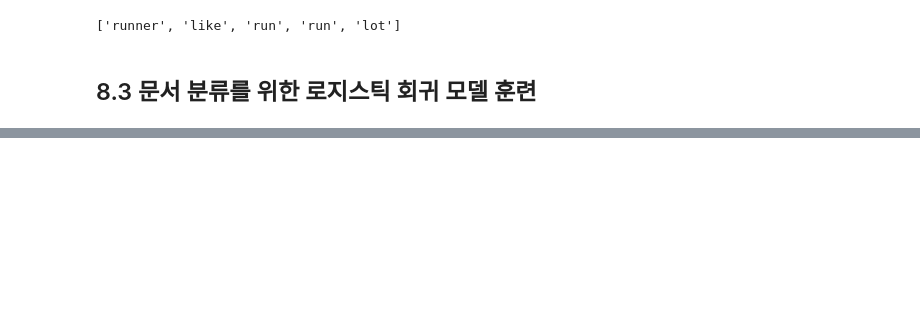
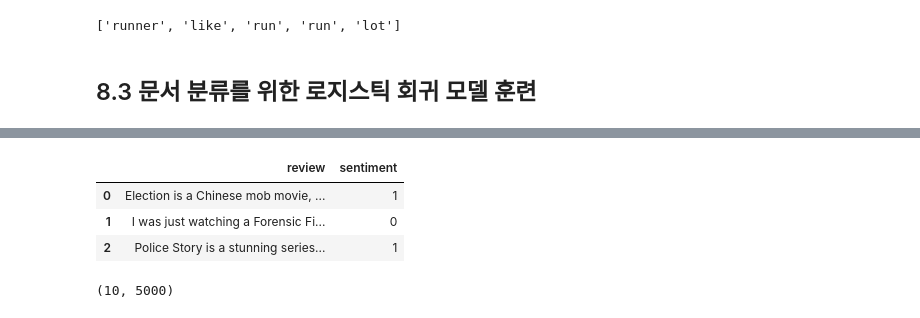
Before and after one commit to raki77/pythonExam_ubuntu, a Jupyter notebook: 240909/240909_5_LSTM.ipynb, the cells around one changed output, grey strips where cells are left out. Drawn from its saved outputs; the diff is of its cells as text; code cells hidden in the pictures; blank space fills up the shorter version.

```diff
--- a/240909/240909_5_LSTM.ipynb
+++ b/240909/240909_5_LSTM.ipynb
@@ -356,0 +541,10 @@ TerminatedWorkerError: A worker process managed by the executor was unexpectedly
+# %%
+import pandas as pd
+
+df = pd.read_csv('movie_data.csv', encoding='utf-8')
+df.head(3)
+# %% [output]
+|  | review | sentiment |
+| 0 | Election is a Chinese mob movie, ... | 1 |
+| 1 | I was just watching a Forensic Fi... | 0 |
+| 2 | Police Story is a stunning series... | 1 |
@@ -356,0 +565,4 @@ TerminatedWorkerError: A worker process managed by the executor was unexpectedly
+# %%
+lda.components_.shape
+# %% [output]
+(10, 5000)
```
Also changed, not shown: parts of 29 cells of this notebook.
